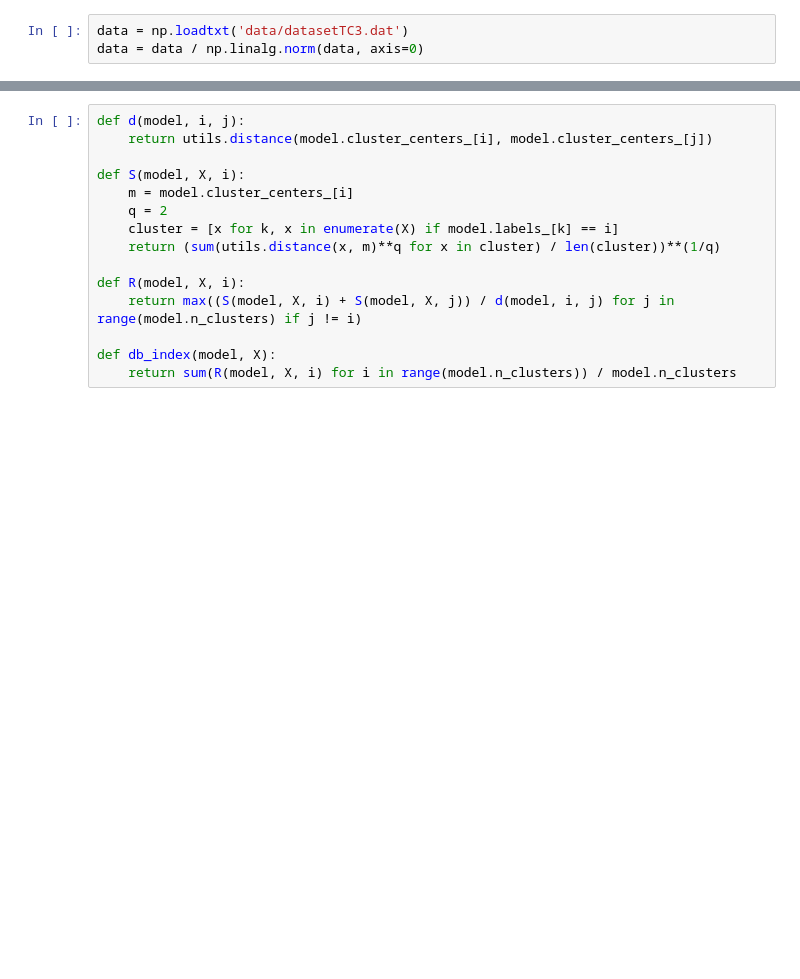
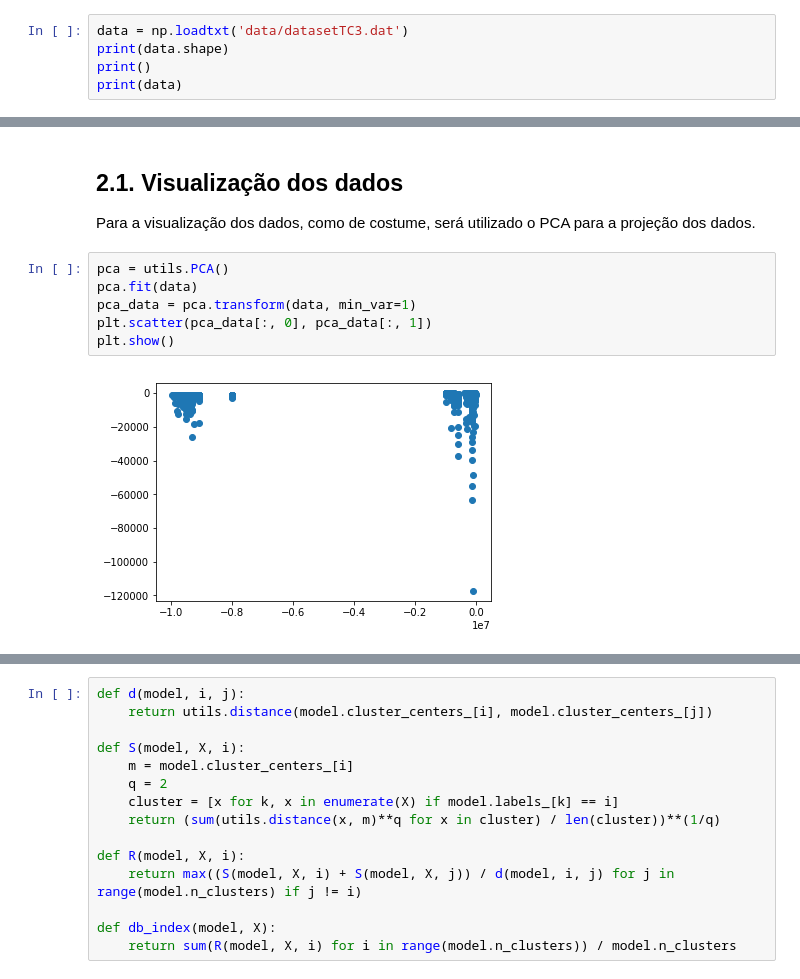
Before and after one commit to ericklt/pattern-recognition, a Jupyter notebook: Trabalho 3.ipynb, the cells around one changed output, grey strips where cells are left out. Cells and saved outputs as stored; diff of their text form; blank space fills up the shorter version.

```diff
--- a/Trabalho 3.ipynb
+++ b/Trabalho 3.ipynb
@@ -11,3 +26,5 @@ import progressbar
 # %%
 data = np.loadtxt('data/datasetTC3.dat')
-data = data / np.linalg.norm(data, axis=0)
+print(data.shape)
+print()
+print(data)
@@ -13,0 +41,12 @@ data = data / np.linalg.norm(data, axis=0)
+# %% [markdown]
+## 2.1. Visualização dos dados
+
+Para a visualização dos dados, como de costume, será utilizado o PCA para a projeção dos dados.
+# %%
+pca = utils.PCA()
+pca.fit(data)
+pca_data = pca.transform(data, min_var=1)
+plt.scatter(pca_data[:, 0], pca_data[:, 1])
+plt.show()
+# %% [output]
+[figure, added]
```
Also changed, not shown: parts of 31 cells of this notebook, 8 other files.
